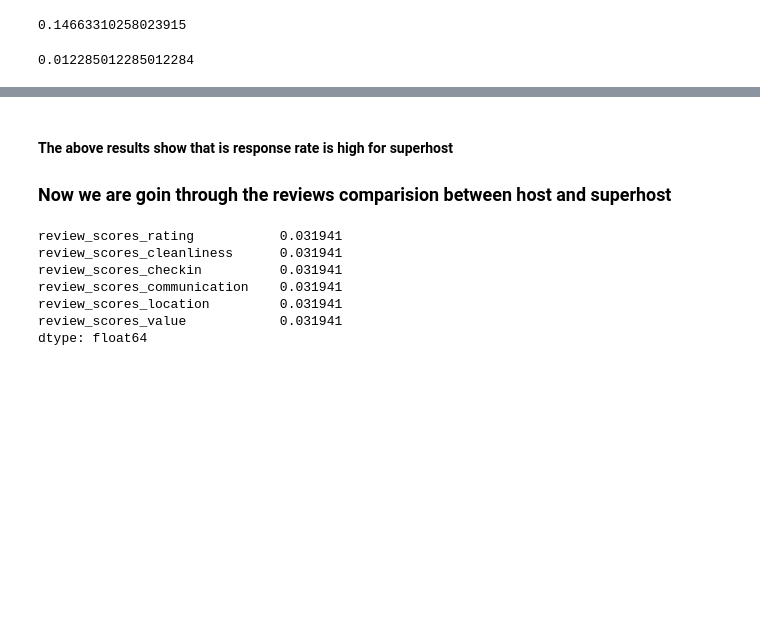
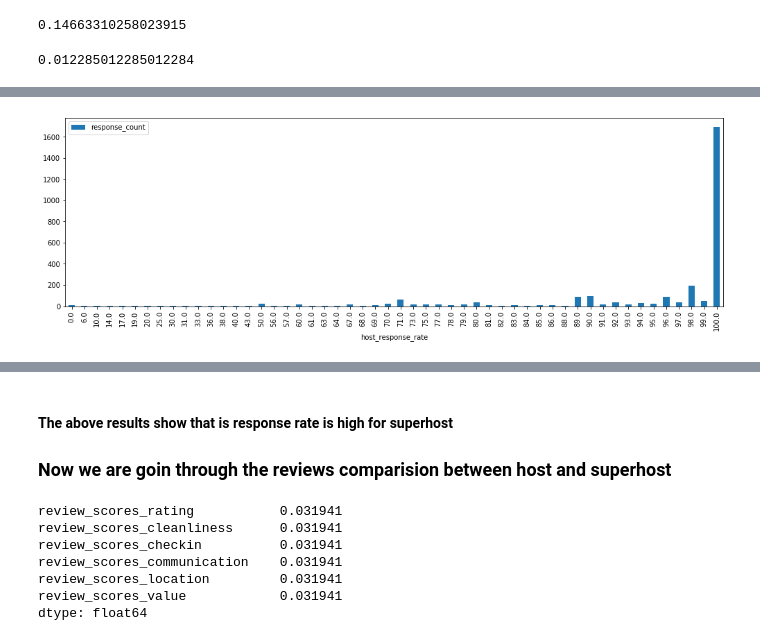
Before and after one commit to pranay1990/Airbnb_Boston_medium, a Jupyter notebook: Final_Airbnb_Boston_Project.ipynb, the cells around one changed output, grey strips where cells are left out. Saved outputs shown, nothing was run; the diff lists cells and outputs as text; code cells hidden in the pictures; blank space fills up the shorter version.

```diff
--- a/Final_Airbnb_Boston_Project.ipynb
+++ b/Final_Airbnb_Boston_Project.ipynb
@@ -273,0 +288,5 @@ is_superhost["host_response_rate"].isnull().sum()/len(is_superhost)
+# %%
+x=not_superhost.groupby(["host_response_rate"]).agg({"host_response_rate":"count"})
+x.columns=["response_count"]
+x=x.reset_index()
+x.head()
@@ -273,0 +300,6 @@ is_superhost["host_response_rate"].isnull().sum()/len(is_superhost)
+# %%
+ax2 = x.plot(x='host_response_rate',
+                      y='response_count',kind='bar',rot=90,figsize=(17,5))
+del x
+# %% [output]
+[figure, added]
```
Also changed, not shown: parts of 21 cells of this notebook.
